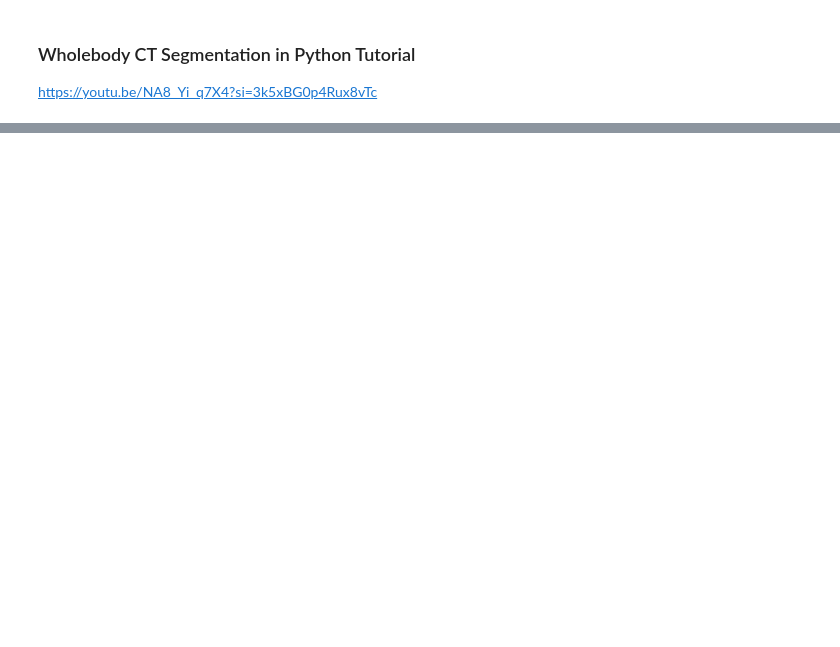
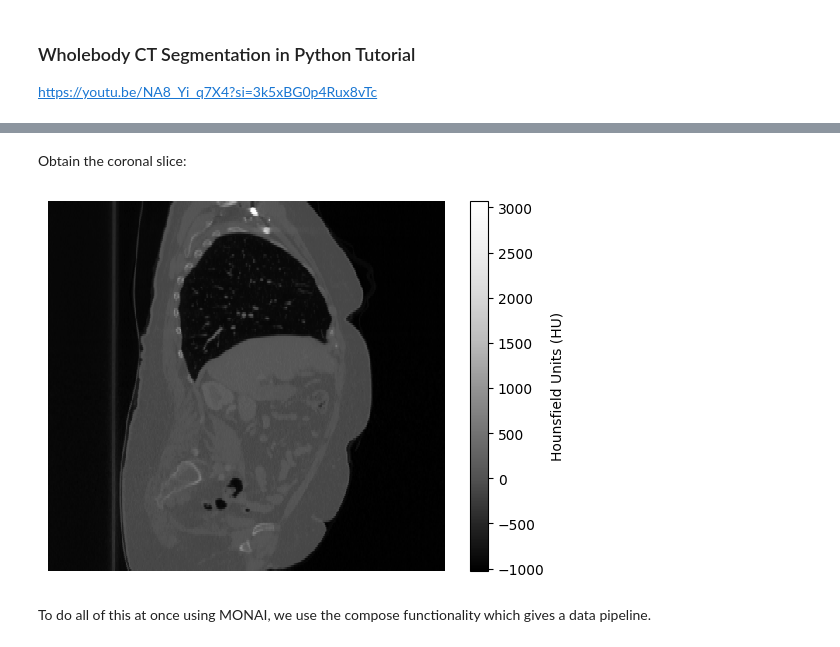
Before and after one commit to adamkurth/understand-liver-segmentation, a Jupyter notebook: main.ipynb, the cells around one changed output, grey strips where cells are left out. Cells and saved outputs as stored; diff of their text form; code cells hidden in the pictures; blank space fills up the shorter version.

```diff
--- a/main.ipynb
+++ b/main.ipynb
@@ -38,0 +113,15 @@ FileNotFoundError: [Errno 2] No such file or directory: 'images/1.3.6.1.4.1.1451
+# %%
+orientation_transform = Orientation(axcodes=('RAS'))
+CT = orientation_transform(CT)
+# %% [markdown]
+Obtain the coronal slice:
+# %%
+CT_coronal_slice = CT[0,300].cpu().numpy()
+plt.pcolormesh(CT_coronal_slice.T, cmap='Greys_r')
+plt.colorbar(label='Hounsfield Units (HU)')
+plt.axis('off')
+plt.show()
+# %% [output]
+[figure, added]
+# %% [markdown]
+To do all of this at once using MONAI, we use the compose functionality which gives a data pipeline.
```
Also changed, not shown: parts of 37 cells of this notebook, 13 other files.
